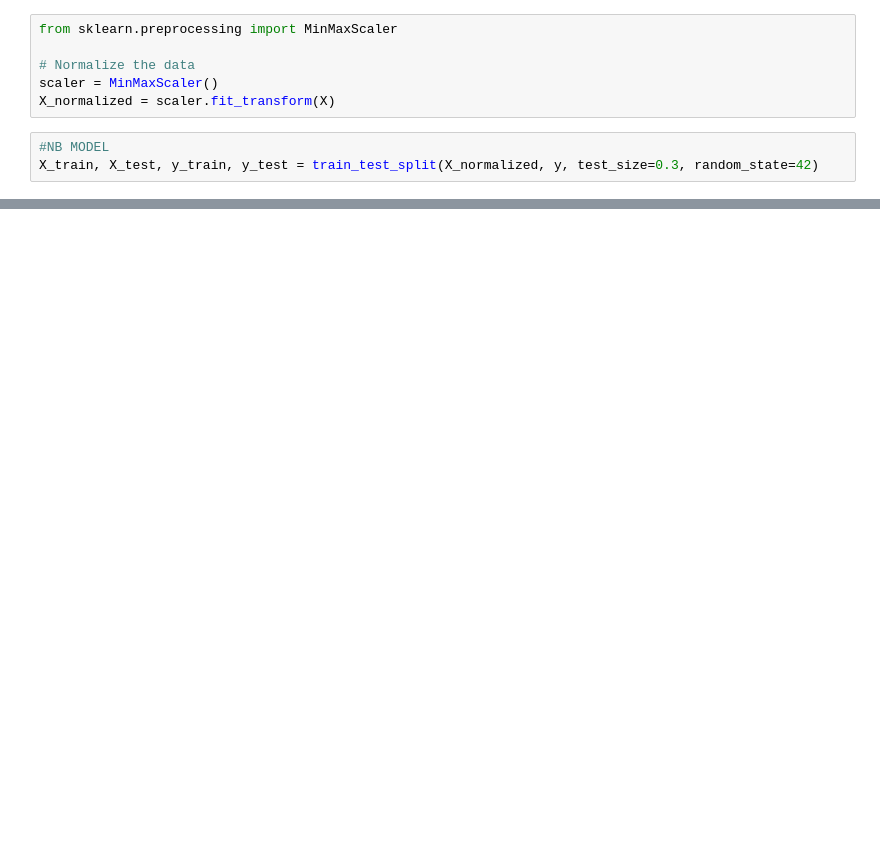
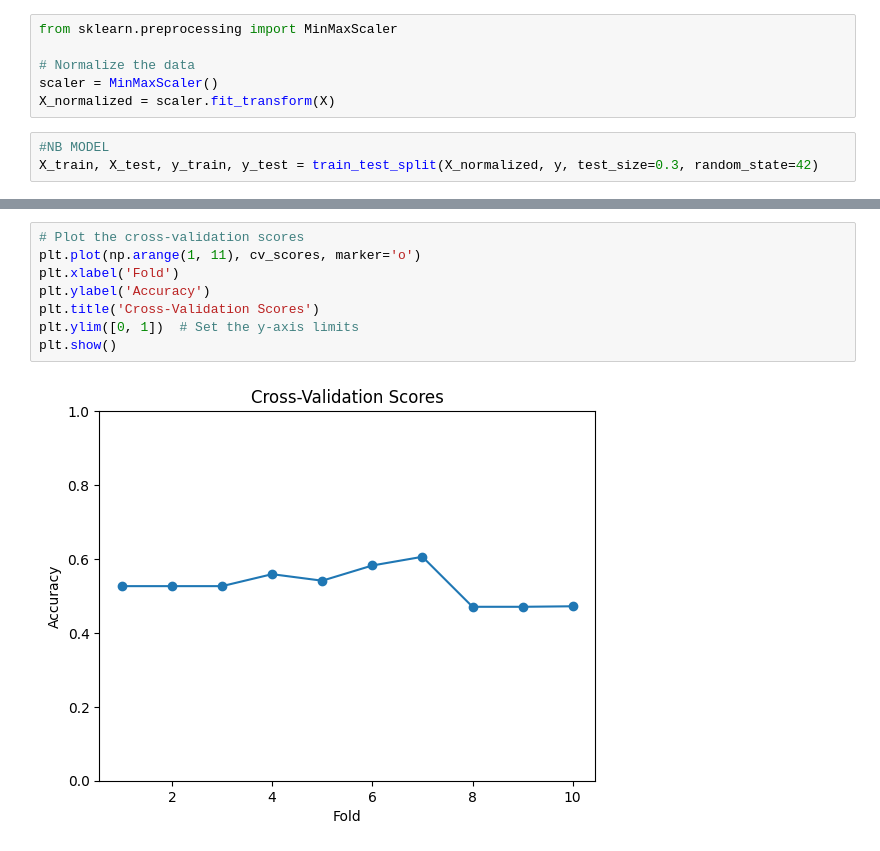
Before and after one commit to remediios/cryptocurrency-trading, a Jupyter notebook: data-mining/bitcoin/NB-model-btc.ipynb, the cells around one changed output, grey strips where cells are left out. Saved outputs shown, nothing was run; the diff lists cells and outputs as text; blank space fills up the shorter version.

```diff
--- a/data-mining/bitcoin/NB-model-btc.ipynb
+++ b/data-mining/bitcoin/NB-model-btc.ipynb
@@ -102,3 +149,13 @@ Accuracy: 0.5166666666666667
+# %%
+# Plot the cross-validation scores
+plt.plot(np.arange(1, 11), cv_scores, marker='o')
+plt.xlabel('Fold')
+plt.ylabel('Accuracy')
+plt.title('Cross-Validation Scores')
+plt.ylim([0, 1])  # Set the y-axis limits
+plt.show()
+# %% [output]
+[figure, added]
 # %%
 import numpy as np
 import matplotlib.pyplot as plt
```
Also changed, not shown: parts of 6 cells of this notebook, 5 other files.
